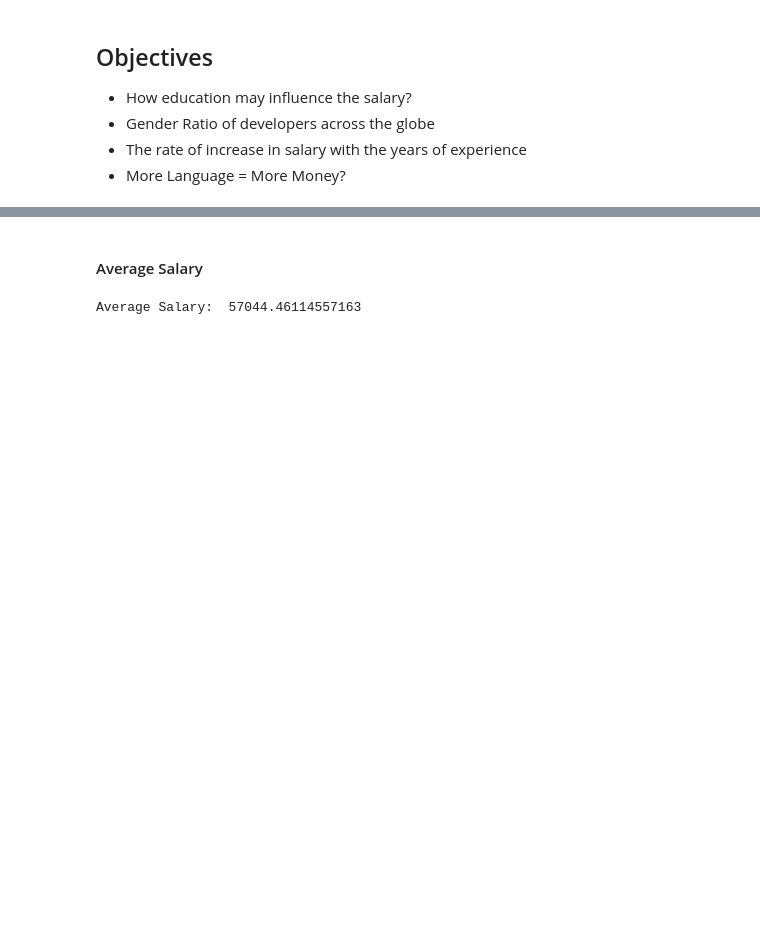
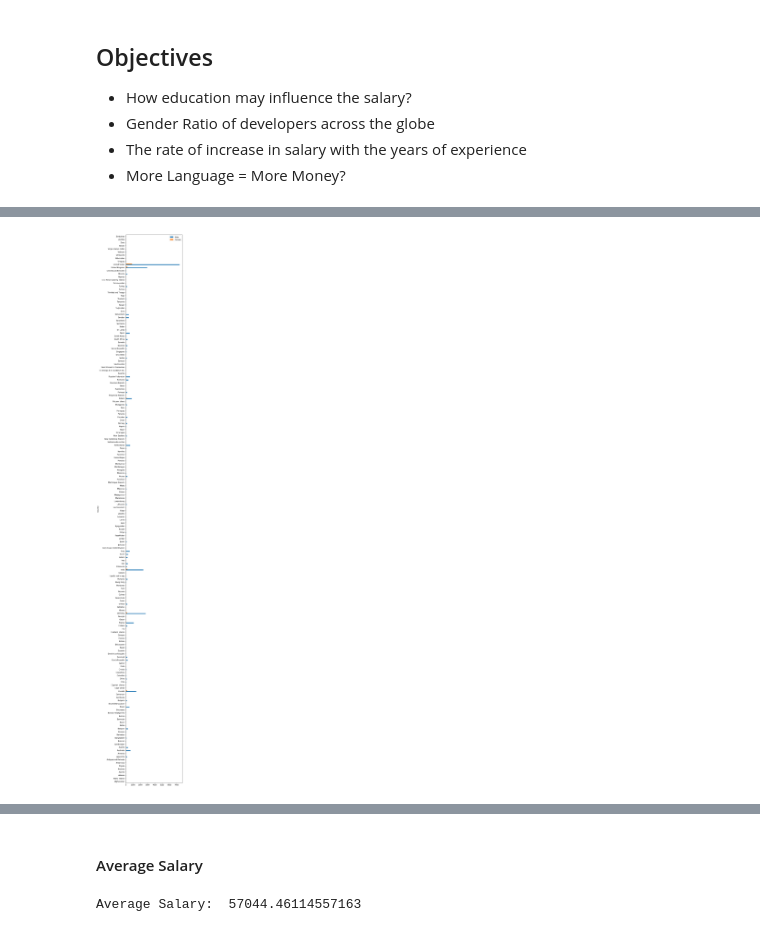
Before and after one commit to rowhitswami/StackOverFlow-Survey-17, a Jupyter notebook: application.ipynb, the cells around one changed output, grey strips where cells are left out. Drawn from its saved outputs; the diff is of its cells as text; code cells hidden in the pictures; blank space fills up the shorter version.

```diff
--- a/application.ipynb
+++ b/application.ipynb
@@ -143,0 +117,33 @@ grouped_salary[['LanguageCount', 'Salary']]
+# %%
+def gender_count(data, ambiguous_values):
+    """
+    INPUT:
+            data (object): 2-D Dataframe
+            ambiguous_values (list): Data values which is to be removed
+
+    Returns:
+            Dataframe with 'Country', 'Male' and 'Female' Column
+    """
+
+    # Dropping NaN from Gender
+    data.dropna(subset=['Gender'], inplace=True)
+
+    # Filtering Ambiguous Values
+    data = data[~data.Gender.str.contains('|'.join(ambiguous_values))]
+
+    # Resetting Index
+    data.reset_index(drop=True, inplace=True)
+    data.drop(['Respondent'], axis=1)
+
+    # Counting the number of male and female in each country and filling null values with 0
+    pivoted_data = data.pivot_table(index='Country', columns='Gender', aggfunc='size', fill_value=0)
+
+    # Creating Dataframe out of Pivot Table
+    gender_df = pd .DataFrame({'Male': pivoted_data['Male'], 'Female': pivoted_data['Female']}, index=pivoted_data.index)
+    return gender_df
+# %%
+# Considering only male and female
+search_for = ['Gender non-conforming', 'Transgender; Gender non-conforming','Gender non-conforming; Other', 'Transgender; Other', 'Transgender', 'Other', 'Male; Female']
+
+result_2 = gender_count(question_2, search_for)
+result_2.head(10)
@@ -143,0 +163,5 @@ grouped_salary[['LanguageCount', 'Salary']]
+# %%
+# Visualisation for objective 2
+ax2 = result_2.plot.barh(rot=0, figsize=(6, 60))
+# %% [output]
+[figure, added]
```
Also changed, not shown: parts of 44 cells of this notebook.
